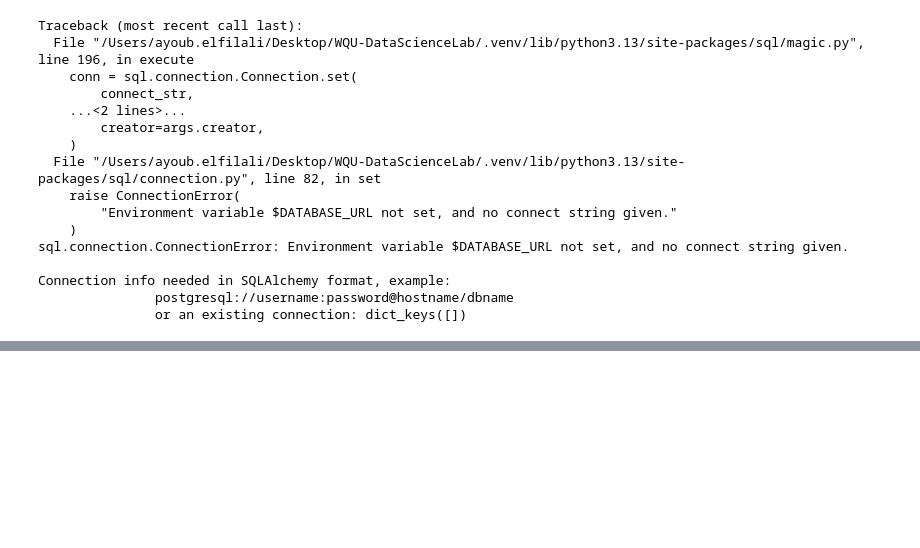
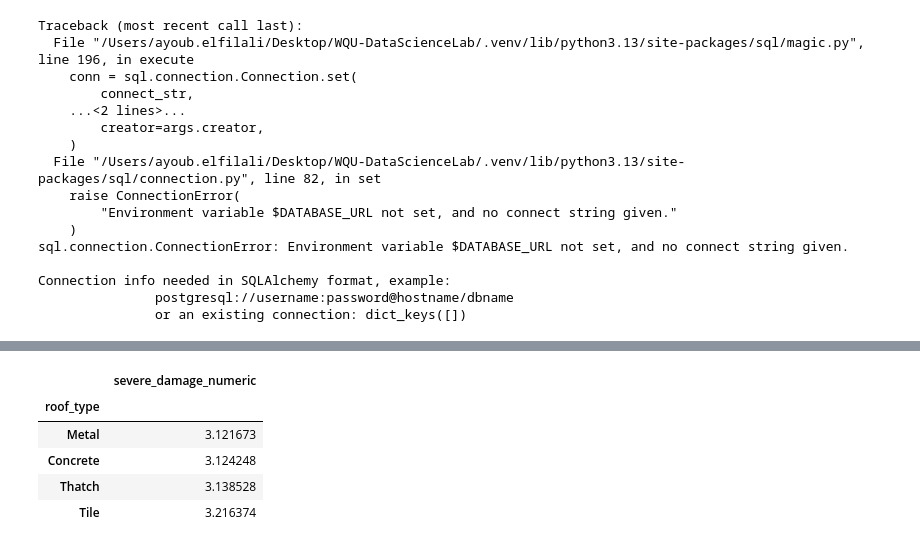
Before and after one commit to Ayoube26111/WQU-DataScienceLab, a Jupyter notebook: notebooks/starter_notebook.ipynb, the cells around one changed output, grey strips where cells are left out. Saved outputs shown, nothing was run; the diff lists cells and outputs as text; code cells hidden in the pictures; blank space fills up the shorter version.

```diff
--- a/notebooks/starter_notebook.ipynb
+++ b/notebooks/starter_notebook.ipynb
@@ -209,3 +217,23 @@ roof_effect
+# %%
+# Strip any text and convert to numeric
+df["severe_damage_numeric"] = df["severe_damage"].str.extract("(\d+)").astype(float)
+
+# Now pivot table will work
+roof_effect = pd.pivot_table(
+    df,
+    index="roof_type",
+    values="severe_damage_numeric",
+    aggfunc=np.mean
+).sort_values("severe_damage_numeric")
+
+roof_effect
+# %% [output]
+|  | severe_damage_numeric |
+| roof_type |  |
+| Metal | 3.121673 |
+| Concrete | 3.124248 |
+| Thatch | 3.138528 |
+| Tile | 3.216374 |
 # %%
 X = df.drop(columns="severe_damage")
 y = df["severe_damage"]
```
Also changed, not shown: parts of 21 cells of this notebook.
